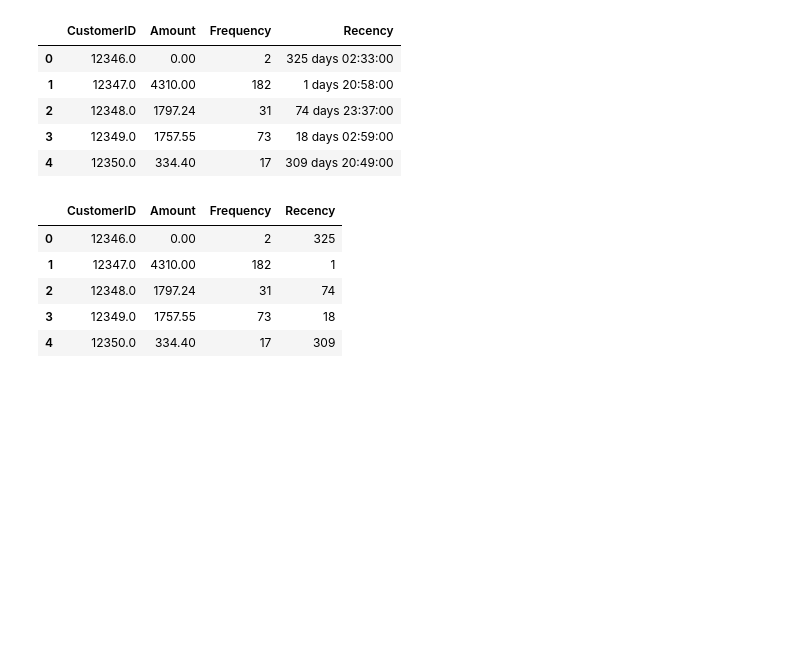
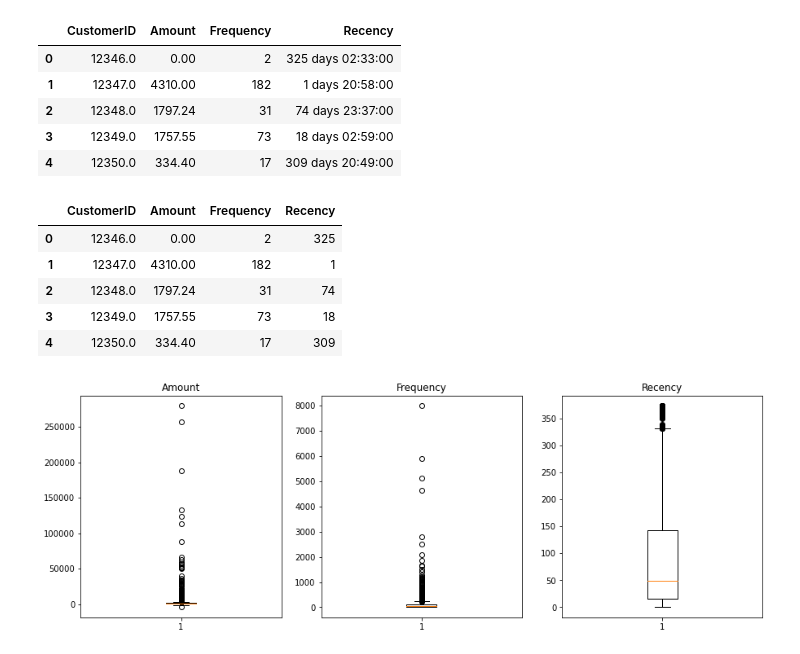
Before and after one commit to Dharani-Arumugam/Machine-Learning, a Jupyter notebook: Clustering/Clustering - Online Retail Store.ipynb, the cells around one changed output. Drawn from its saved outputs; the diff is of its cells as text; code cells hidden in the pictures; blank space fills up the shorter version.

```diff
--- a/Clustering/Clustering - Online Retail Store.ipynb
+++ b/Clustering/Clustering - Online Retail Store.ipynb
@@ -214,3 +221,18 @@ grouped_df.head(5)
 | 2 | 12348.0 | 1797.24 | 31 | 74 |
 | 3 | 12349.0 | 1757.55 | 73 | 18 |
 | 4 | 12350.0 | 334.40 | 17 | 309 |
+# %%
+# 1. Outlier treatment
+plt.figure(figsize=(15,5))
+plt.subplot(1,3,1)
+plt.boxplot(grouped_df['Amount'])
+plt.title('Amount')
+plt.subplot(1,3,2)
+plt.boxplot(grouped_df['Frequency'])
+plt.title('Frequency')
+plt.subplot(1,3,3)
+plt.boxplot(grouped_df['Recency'])
+plt.title('Recency')
+plt.show()
+# %% [output]
+[figure, added]
```
Also changed, not shown: parts of 25 cells of this notebook.
